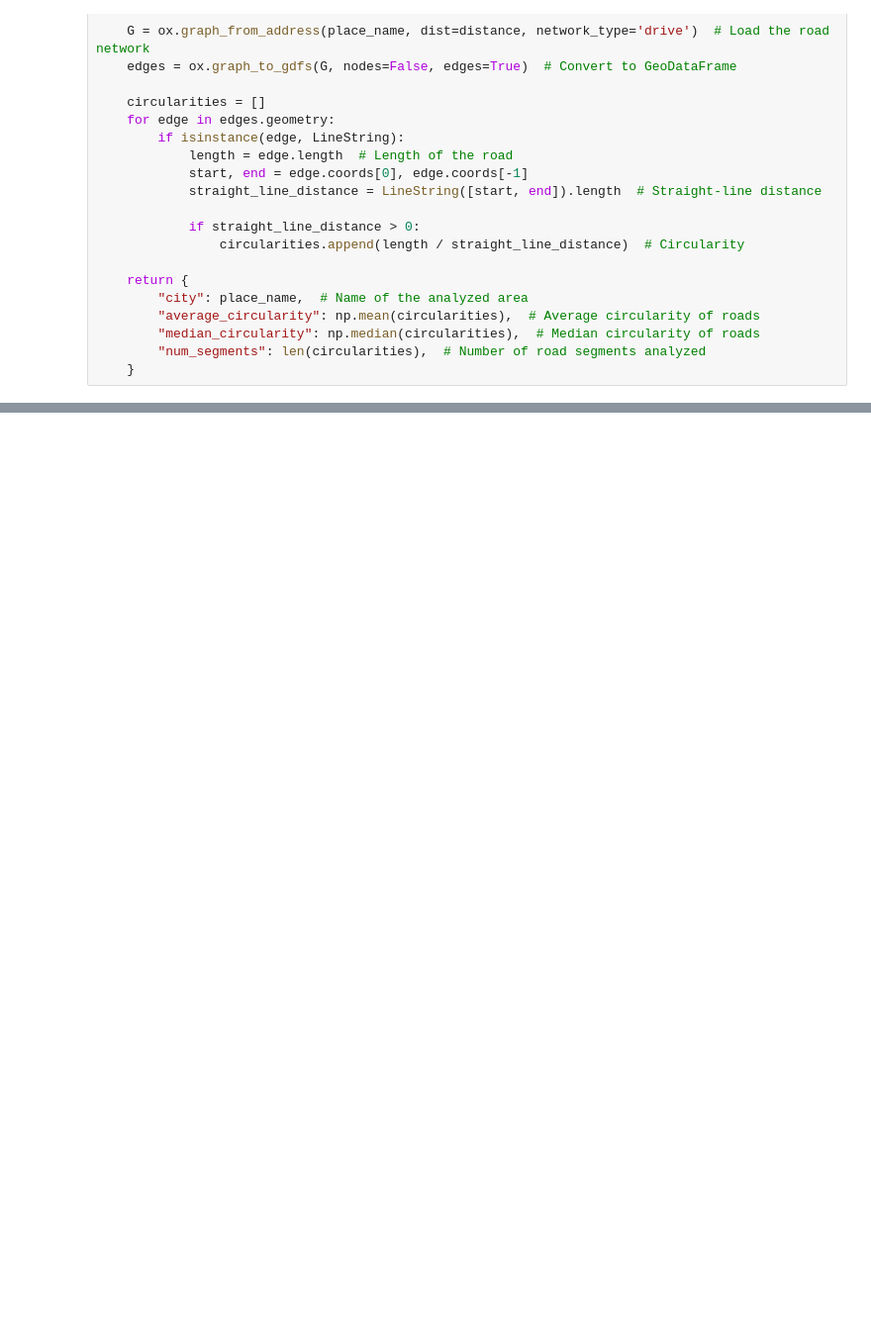
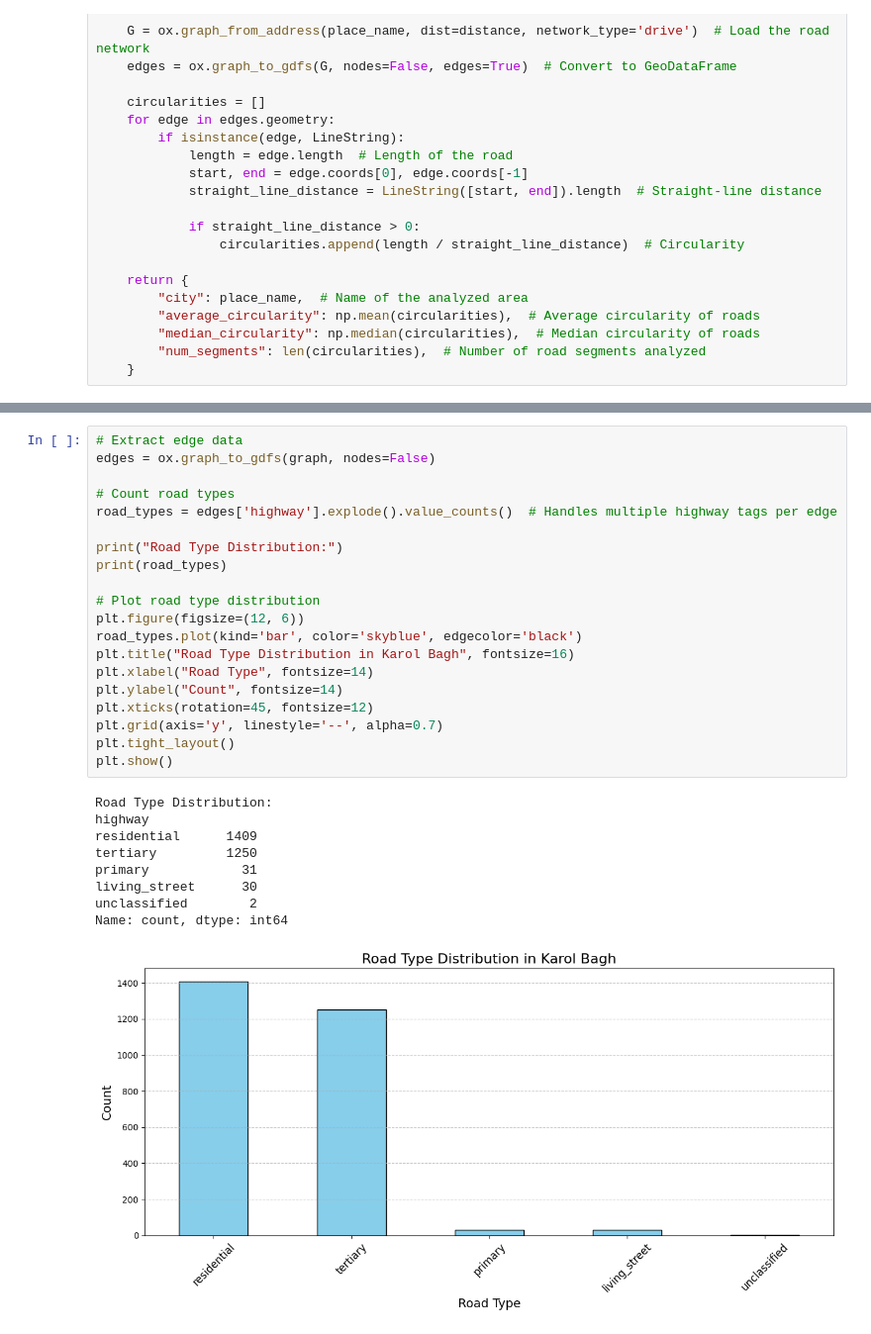
Before and after one commit to Yashmaini30/Road-Analysis-Using-OpenStreetMap-API, a Jupyter notebook: road-analysis.ipynb, the cells around one changed output, grey strips where cells are left out. Shown at 99% size. Cells and saved outputs as stored; diff of their text form; blank space fills up the shorter version.

```diff
--- a/road-analysis.ipynb
+++ b/road-analysis.ipynb
@@ -116,0 +118,30 @@ Text(0.5, 1.0, 'Delhi Road Network\nRed nodes indicate high betweenness centrali
+# %%
+# Extract edge data
+edges = ox.graph_to_gdfs(graph, nodes=False)
+
+# Count road types
+road_types = edges['highway'].explode().value_counts()  # Handles multiple highway tags per edge
+
+print("Road Type Distribution:")
+print(road_types)
+
+# Plot road type distribution
+plt.figure(figsize=(12, 6))
+road_types.plot(kind='bar', color='skyblue', edgecolor='black')
+plt.title("Road Type Distribution in Karol Bagh", fontsize=16)
+plt.xlabel("Road Type", fontsize=14)
+plt.ylabel("Count", fontsize=14)
+plt.xticks(rotation=45, fontsize=12)
+plt.grid(axis='y', linestyle='--', alpha=0.7)
+plt.tight_layout()
+plt.show()
+# %% [output]
+Road Type Distribution:
+highway
+residential      1409
+tertiary         1250
+primary            31
+living_street      30
+unclassified        2
+Name: count, dtype: int64
+[figure, added]
```
Also changed, not shown: parts of 7 cells of this notebook.
